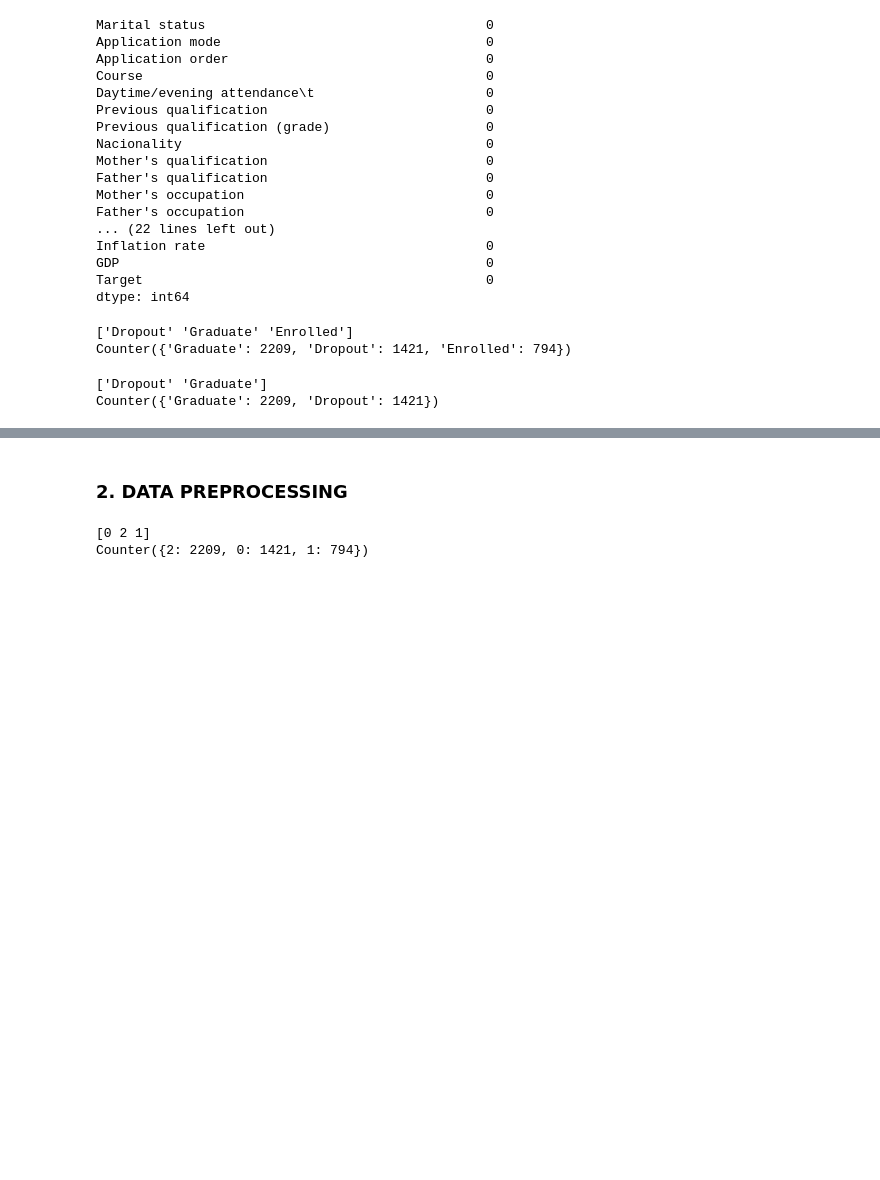
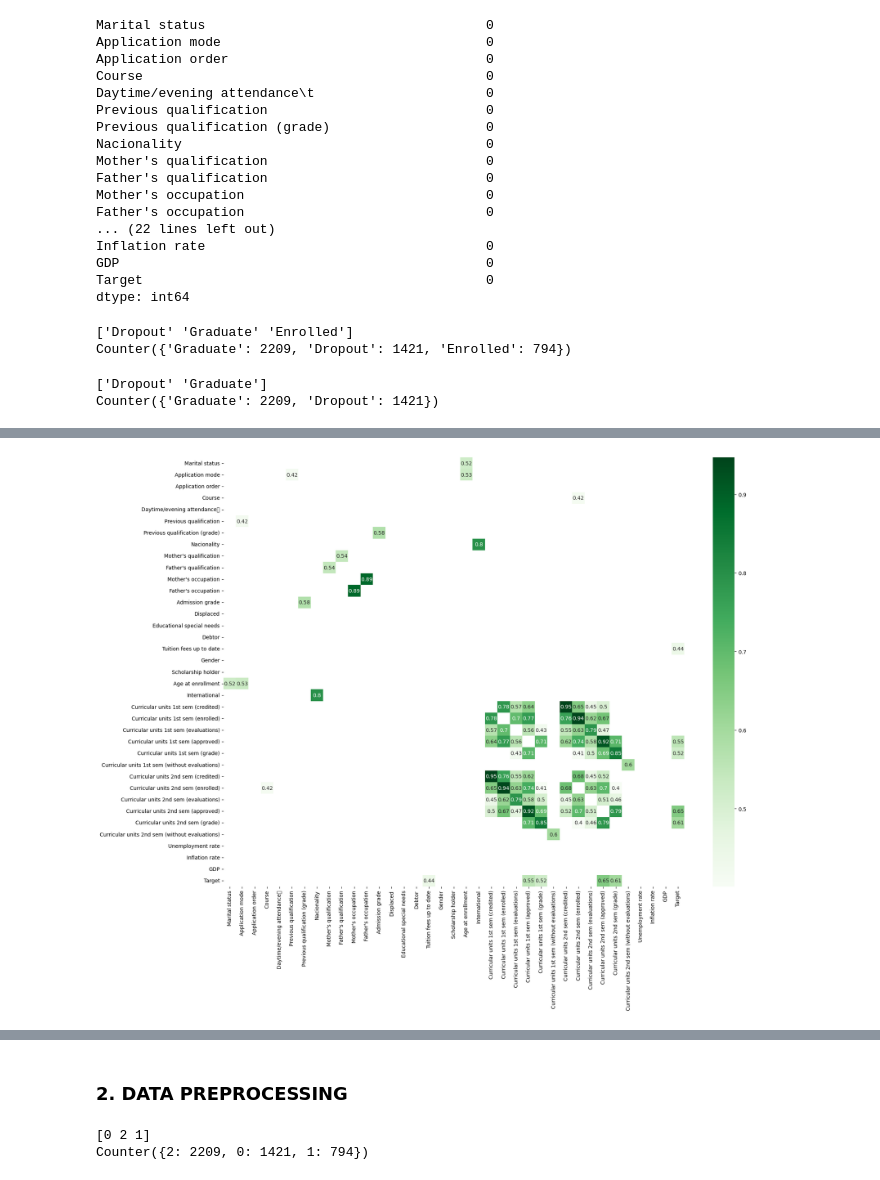
Before and after one commit to LLUhlin/data-science-project, a Jupyter notebook: student_dropout.ipynb, the cells around one changed output, grey strips where cells are left out. Drawn from its saved outputs; the diff is of its cells as text; code cells hidden in the pictures; blank space fills up the shorter version.

Commit message:
Update student_dropout.ipynb
- la tll corr matrix för nya df2 utan enrolled

```diff
--- a/student_dropout.ipynb
+++ b/student_dropout.ipynb
@@ -154,3 +174,10 @@ dft2["Target"] = label
+# %%
+cmatrix = dft2.corr()
+plt.figure(figsize=(20,15))
+sns.heatmap(cmatrix[((cmatrix >= .4) | (cmatrix <= -.6)) & (cmatrix !=1.000)], annot=True, cmap="Greens")
+plt.show()
+# %% [output]
+[figure, added]
 # %%
 # Creating X, dataset without labels
 X2 = dft2.drop(['Target'], axis=1)
```
Also changed, not shown: parts of 19 cells of this notebook.
